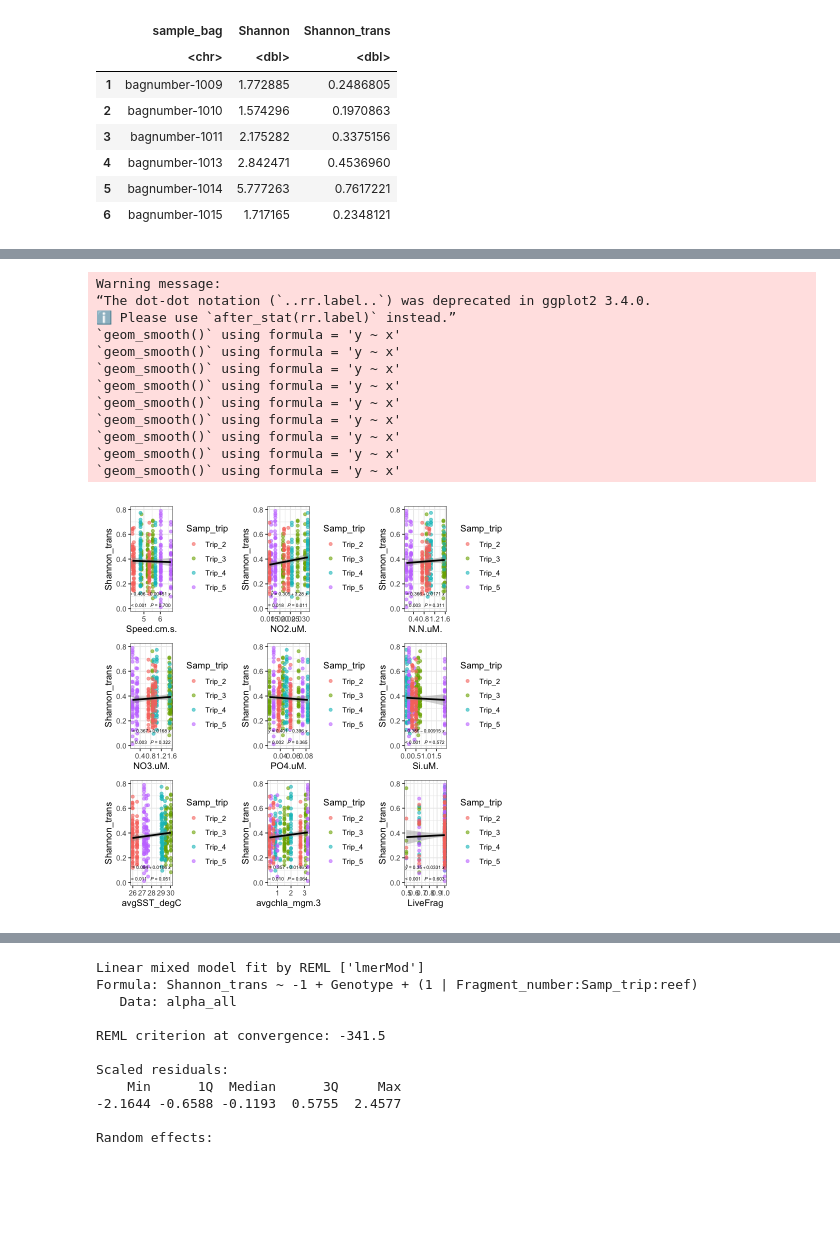
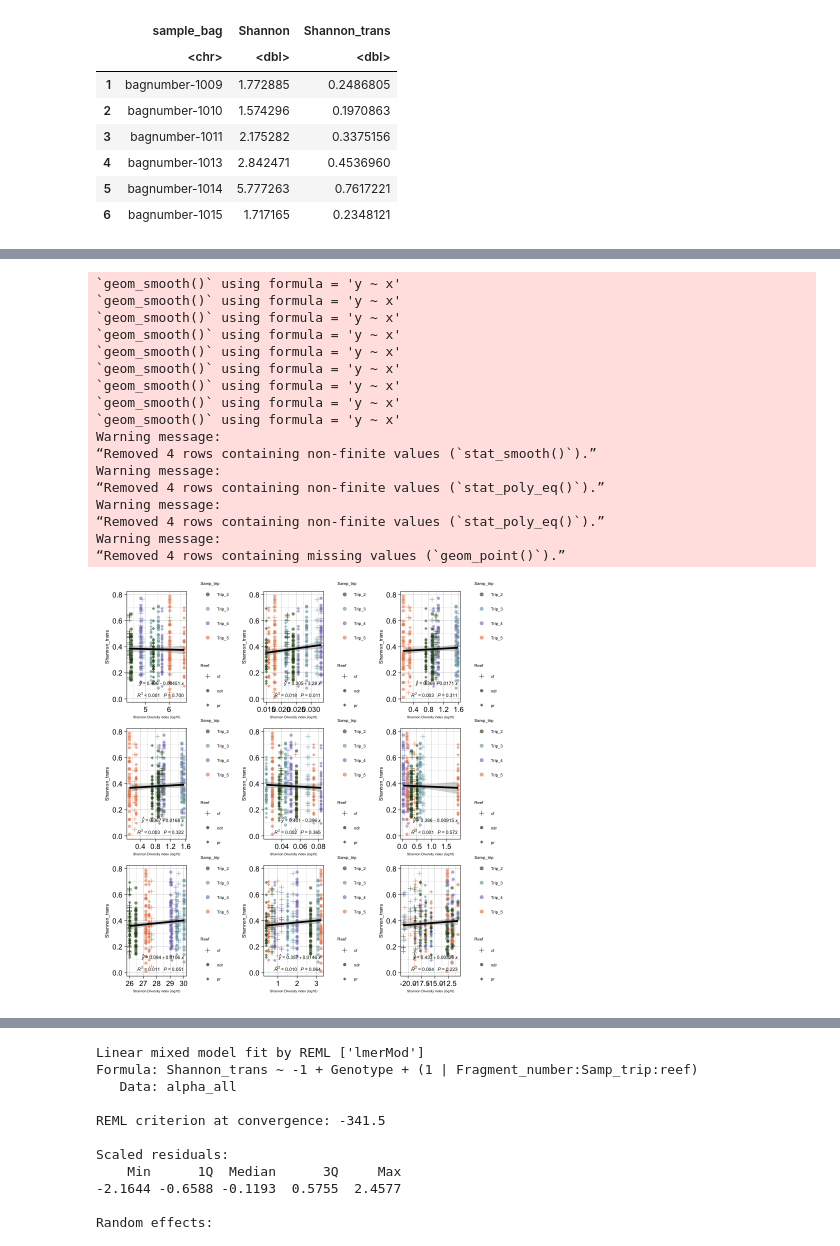
Before and after one commit to srosales712/CoralPersistence, a Jupyter notebook: Alpha_POR.ipynb, the cells around one changed output, grey strips where cells are left out. Cells and saved outputs as stored; diff of their text form; code cells hidden in the pictures; blank space fills up the shorter version.

Commit message:
figures

```diff
--- a/Alpha_POR.ipynb
+++ b/Alpha_POR.ipynb
@@ -210,7 +192,7 @@ W = 0.89515, p-value = 4.751e-15
 # %%
 ps_ra_meta= as(sample_data(ps_fill_rare), "data.frame")
 ps_ra_meta_envs = ps_ra_meta %>% select("Genotype", "Samp_trip", "reef",'Speed.cm.s.', 'NO2.uM.', 'N.N.uM.', 'NO3.uM.', 'PO4.uM.', 'Si.uM.',
-                "Speed.cm.s.", "avgSST_degC", "avgchla_mgm.3","LiveFrag", "Temperature.C.")
+                "Speed.cm.s.", "avgSST_degC", "avgchla_mgm.3", "cluster_depth")
 # %%
 head(ps_ra_meta_envs)
 # %% [output]
@@ -268,7 +250,7 @@ plots <- list()
 for (y_var in y_columns) {
   plot <- alpha_envs %>%
     ggplot(aes( x = .data[[y_var]], y = Shannon_trans, color = Samp_trip)) +
-    geom_point(alpha = 0.6) +
+     geom_point(aes(color=Samp_trip, shape=reef) , alpha=.6) +
     theme_bw() +
     geom_smooth(method = 'lm', color = 'black') +
 
@@ -286,36 +268,49 @@ for (y_var in y_columns) {
 
     stat_poly_eq(
       aes(label = paste(..eq.label.., sep = "~~~")),
       label.y = 0.15,
       eq.with.lhs = "italic(hat(y))~`=`~",
       eq.x.rhs = "~italic(x)",
       formula = y ~ x,
       parse = TRUE,
       size = 2,
       label.x = "right",
-      color = "black"
-    )
+      color = "black") +
 
+
+scale_shape_manual("Reef", values = c(3, 16, 18, 18)) +
+scale_color_manual(values = c("#274e13","#76a5af","#837dbe", "#ed8655" )) +
+theme_linedraw() +
+theme(legend.text =element_text(size=5)) +
+theme(legend.title = element_text(size=5)) +
+theme(axis.title.x = element_text(size = 4)) +
+theme(axis.title.y = element_text(size = 6)) +
+xlab("Shannon Diversity index (log10)")
   # Add the plot to the list
   plots[[y_var]] <- plot
 }
 
 # Combine all plots into a single plot
 combined_plot <- wrap_plots(plots)
 
 # Print the combined plot
 print(combined_plot)
 # %% [output]
-Warning message:
-“The dot-dot notation (`..rr.label..`) was deprecated in ggplot2 3.4.0.
-ℹ Please use `after_stat(rr.label)` instead.”
 `geom_smooth()` using formula = 'y ~ x'
 `geom_smooth()` using formula = 'y ~ x'
 `geom_smooth()` using formula = 'y ~ x'
 `geom_smooth()` using formula = 'y ~ x'
 `geom_smooth()` using formula = 'y ~ x'
 `geom_smooth()` using formula = 'y ~ x'
 `geom_smooth()` using formula = 'y ~ x'
 `geom_smooth()` using formula = 'y ~ x'
 `geom_smooth()` using formula = 'y ~ x'
+Warning message:
+“Removed 4 rows containing non-finite values (`stat_smooth()`).”
+Warning message:
+“Removed 4 rows containing non-finite values (`stat_poly_eq()`).”
+Warning message:
+“Removed 4 rows containing non-finite values (`stat_poly_eq()`).”
+Warning message:
+“Removed 4 rows containing missing values (`geom_point()`).”
-[figure, old version]
+[figure, new version]
```
Also changed, not shown: parts of 19 cells of this notebook, 7 other files.
